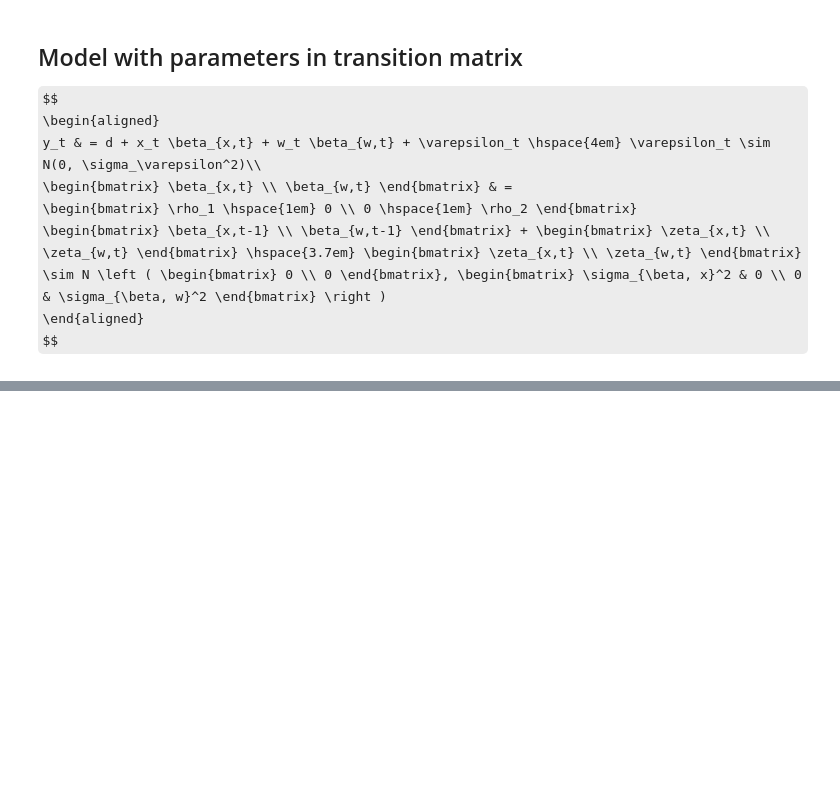
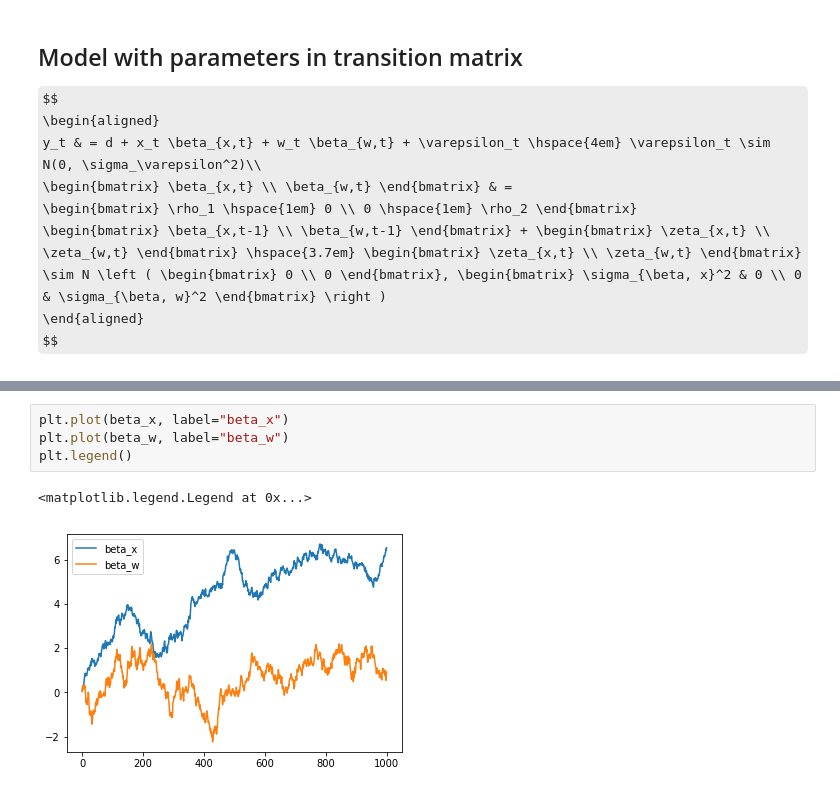
Before and after one commit to cdagnino/LearningModels, a Jupyter notebook: Notebooks/estimation/KalmanFilterDmd/fulton.ipynb, the cells around one changed output, grey strips where cells are left out. Drawn from its saved outputs; the diff is of its cells as text; some formulas as TeX source; blank space fills up the shorter version.

```diff
--- a/Notebooks/estimation/KalmanFilterDmd/fulton.ipynb
+++ b/Notebooks/estimation/KalmanFilterDmd/fulton.ipynb
@@ -172 +181,8 @@ plt.plot(y_t);
+# %%
+plt.plot(beta_x, label="beta_x")
+plt.plot(beta_w, label="beta_w")
+plt.legend()
+# %% [output]
+<matplotlib.legend.Legend at 0x...>
+[figure, added]
 # %%
```
Also changed, not shown: parts of 11 cells of this notebook.
